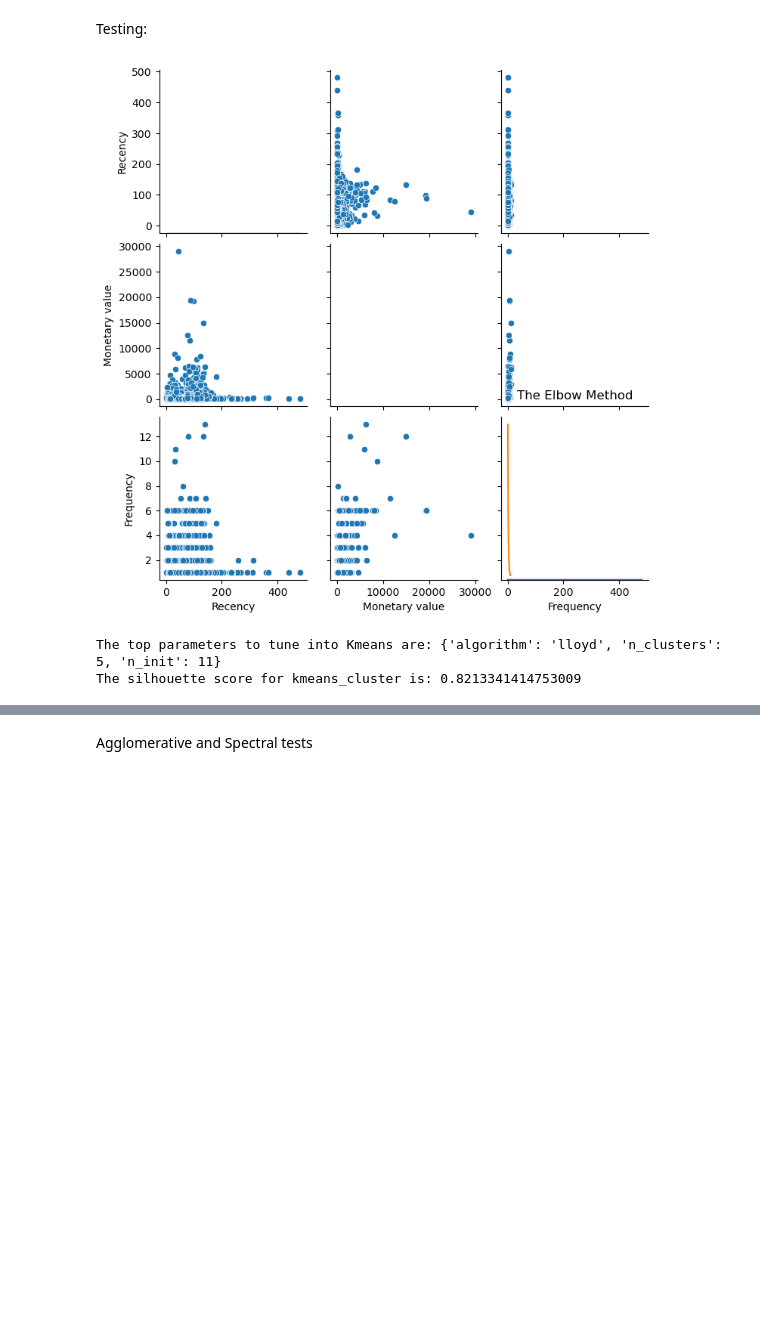
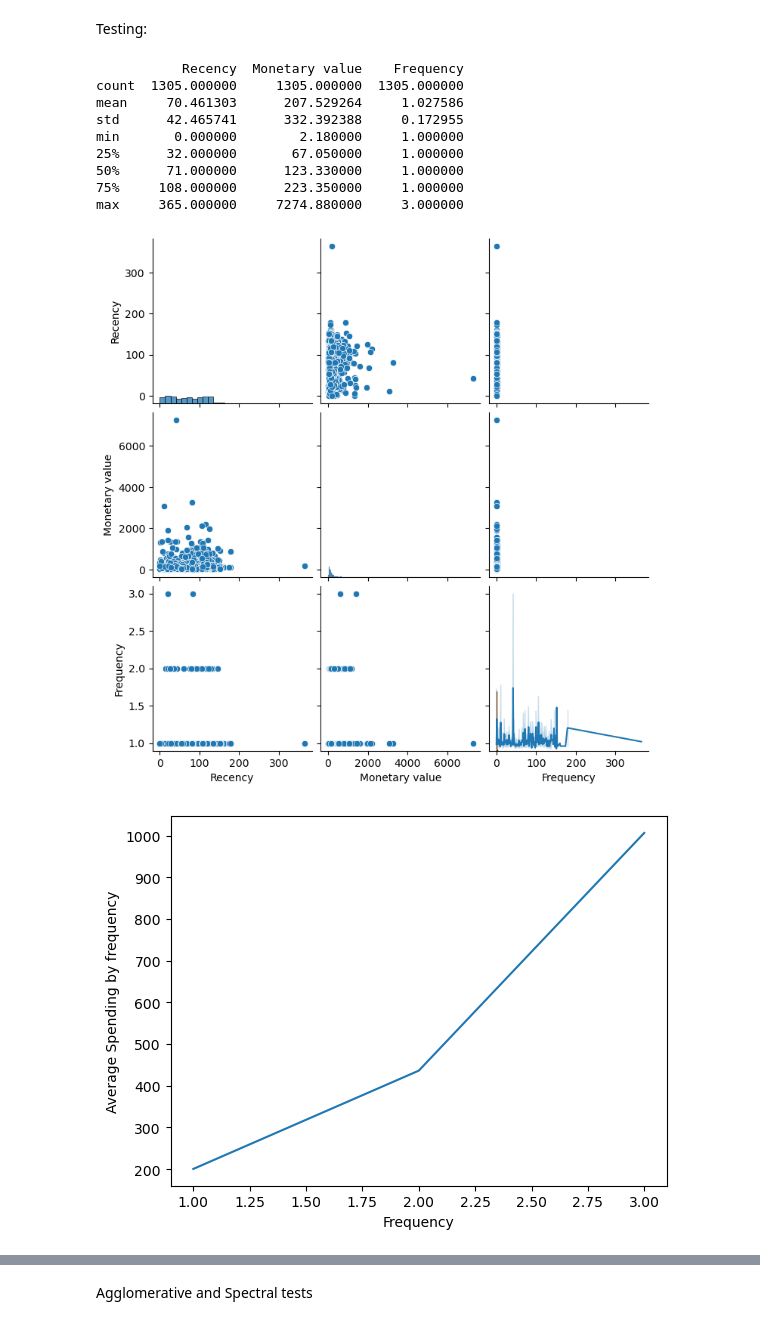
Before and after one commit to Matcar02/Devops_Project_Customer_Segmentation, a Jupyter notebook: Customer_Segmentation_DevOps/notebooks/checkall.ipynb, the cells around one changed output, grey strips where cells are left out. Drawn from its saved outputs; the diff is of its cells as text; code cells hidden in the pictures; blank space fills up the shorter version.

```diff
--- a/Customer_Segmentation_DevOps/notebooks/checkall.ipynb
+++ b/Customer_Segmentation_DevOps/notebooks/checkall.ipynb
@@ -5 +1,8 @@ data_filepath = "../data/customer_segmentation.csv"
+# %%
+import sys
+import json
+import os
+current_path = os.getcwd()
+data_folder = os.path.abspath(os.path.join(current_path, '..', 'data', 'external'))
+data_filepath = os.path.join(data_folder, 'customer_segmentation.csv')
 # %%
@@ -37,27 +41,50 @@ wuuuu
 # %% [markdown]
 Testing:
 # %%
-df = prepare_data(r"C:\Users\39339\Documents\University materials\University materials\Erasmus IE\DevOps\Devops_Project\Customer_Segmentation_DevOps\data\external\customer_segmentation.csv")
+#df = prepare_data(r"C:\Users\39339\Documents\University materials\University materials\Erasmus IE\DevOps\Devops_Project\Customer_Segmentation_DevOps\data\external\customer_segmentation.csv")
 #df = drop_columns(df)
+df = prepare_data(data_filepath)
 df = drop_c_id(df)
 df = clean_data(df)
 
 #RFM
 frequency = get_frequencies(df)
 monetary = get_monetary(df)
 recency = get_recency(df)
 rfm_dataset = concatenate_dataframes(recency, monetary, frequency)
 
+
+#initial stats and data visualization
+describe_dataset(rfm_dataset)
+#corr(rfm_dataset)
+visualize_data(rfm_dataset)
+plot_average_spending_by_frequency(rfm_dataset)
+plot_payment_value_distribution(rfm_dataset)
+freq(rfm_dataset)
+pairplot(rfm_dataset)
+spending_by_recency(rfm_dataset)
+payments_distribution(rfm_dataset)
+
 #kmeans
-visualize_data(rfm_dataset)
 X = elbow_method(rfm_dataset)[0]
 best_params = get_best_kmeans_params(X)
+
 rfmcopy = choose(rfm_dataset,X)[0]
+#number of clusters picked
+nclusterskmeans = choose(rfm_dataset,X)[1]
 plot_clusters(rfmcopy, clusters1=choose(rfm_dataset,X)[1])
 
 silscores = {}
 silscores['kmeans'] = silhouette_score_f(X, rfmcopy, 'kmeans_cluster')
 # %% [output]
+           Recency  Monetary value    Frequency
+count  1305.000000     1305.000000  1305.000000
+mean     70.461303      207.529264     1.027586
+std      42.465741      332.392388     0.172955
+min       0.000000        2.180000     1.000000
+25%      32.000000       67.050000     1.000000
+50%      71.000000      123.330000     1.000000
+75%     108.000000      223.350000     1.000000
+max     365.000000     7274.880000     3.000000
-[figure, old version]
+[figure, new version]
-The top parameters to tune into Kmeans are: {'algorithm': 'lloyd', 'n_clusters': 5, 'n_init': 11}
-The silhouette score for kmeans_cluster is: 0.8213341414753009
+[figure, added]
```
Also changed, not shown: parts of 13 cells of this notebook, 18 other files.
